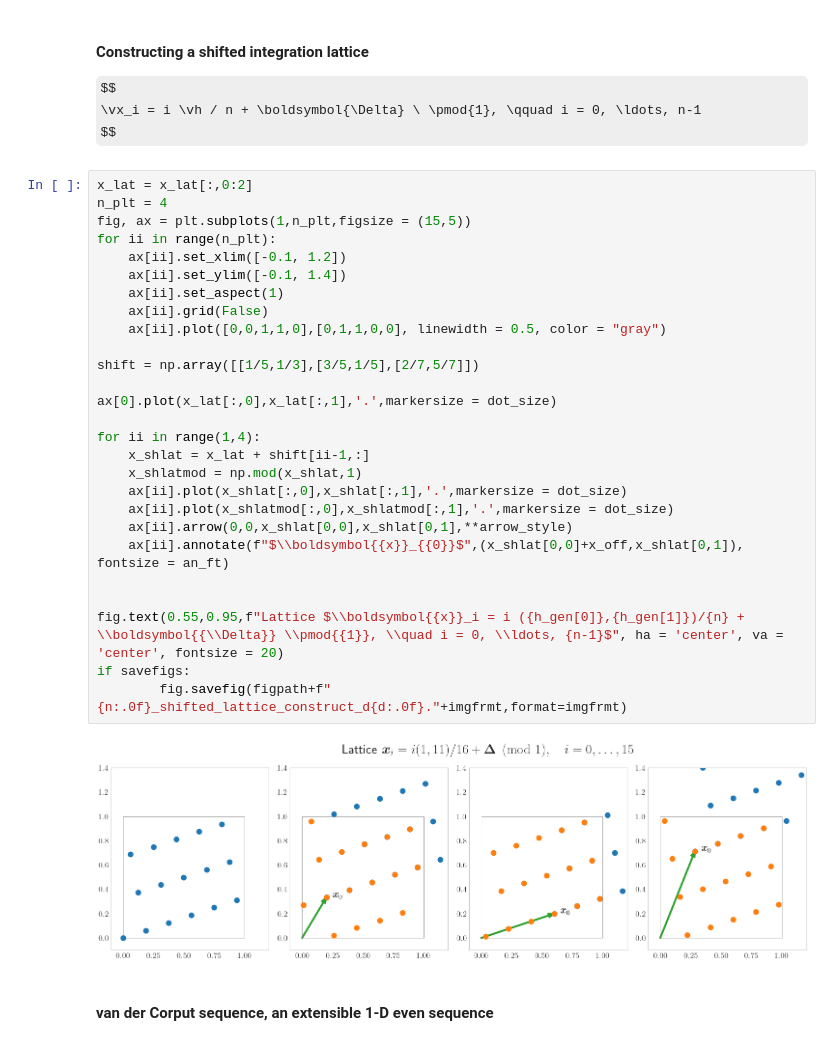
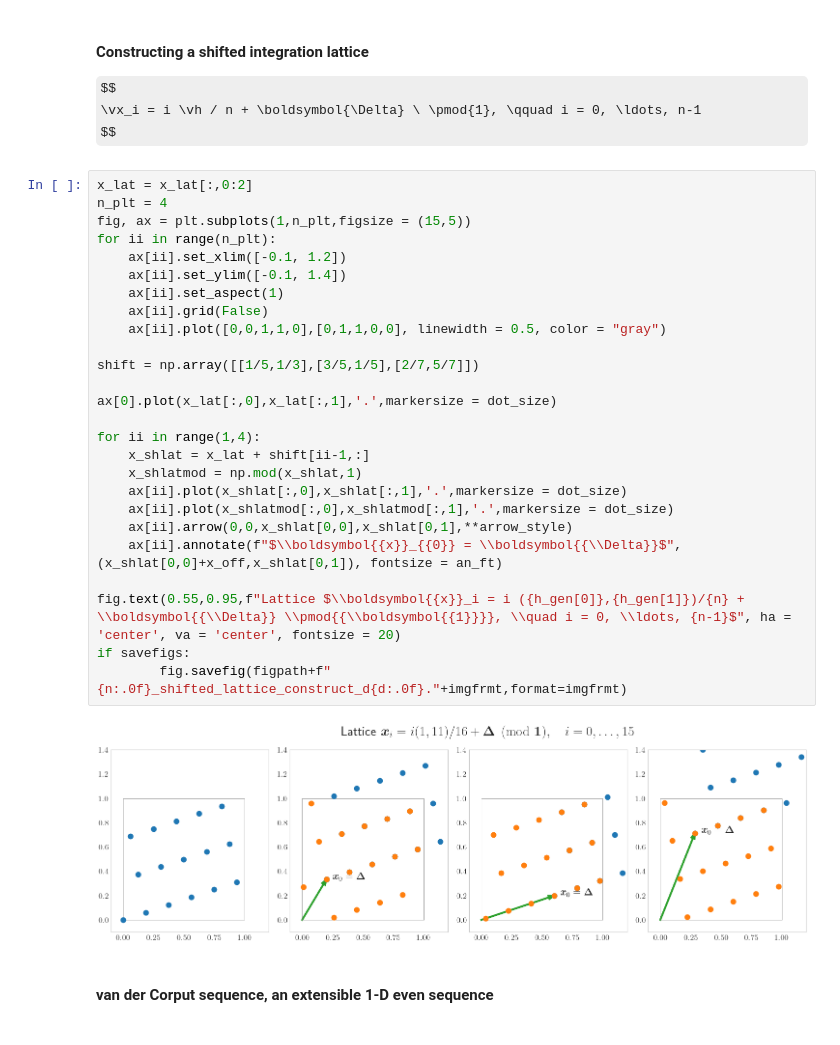
Before and after one commit to QMCSoftware/QMCSoftware, a Jupyter notebook: demos/talk_paper_demos/MCQMC2024Tutorial/MCQMC2024Tutorial.ipynb, the cells around one changed output. Drawn from its saved outputs; the diff is of its cells as text; some formulas as TeX source.

Commit message:
MCQMC Tutorial figures

```diff
--- a/demos/talk_paper_demos/MCQMC2024Tutorial/MCQMC2024Tutorial.ipynb
+++ b/demos/talk_paper_demos/MCQMC2024Tutorial/MCQMC2024Tutorial.ipynb
@@ -220,32 +221,31 @@ $$
 # %%
 x_lat = x_lat[:,0:2]
 n_plt = 4
 fig, ax = plt.subplots(1,n_plt,figsize = (15,5))
 for ii in range(n_plt):
     ax[ii].set_xlim([-0.1, 1.2])
     ax[ii].set_ylim([-0.1, 1.4])
     ax[ii].set_aspect(1)
     ax[ii].grid(False)
     ax[ii].plot([0,0,1,1,0],[0,1,1,0,0], linewidth = 0.5, color = "gray")
 
 shift = np.array([[1/5,1/3],[3/5,1/5],[2/7,5/7]])
 
 ax[0].plot(x_lat[:,0],x_lat[:,1],'.',markersize = dot_size)
 
 for ii in range(1,4):
     x_shlat = x_lat + shift[ii-1,:]
     x_shlatmod = np.mod(x_shlat,1)
     ax[ii].plot(x_shlat[:,0],x_shlat[:,1],'.',markersize = dot_size)
     ax[ii].plot(x_shlatmod[:,0],x_shlatmod[:,1],'.',markersize = dot_size)
     ax[ii].arrow(0,0,x_shlat[0,0],x_shlat[0,1],**arrow_style)
-    ax[ii].annotate(f"$\\boldsymbol{{x}}_{{0}}$",(x_shlat[0,0]+x_off,x_shlat[0,1]), fontsize = an_ft)
+    ax[ii].annotate(f"$\\boldsymbol{{x}}_{{0}} = \\boldsymbol{{\\Delta}}$",(x_shlat[0,0]+x_off,x_shlat[0,1]), fontsize = an_ft)
 
-
-fig.text(0.55,0.95,f"Lattice $\\boldsymbol{{x}}_i = i ({h_gen[0]},{h_gen[1]})/{n} + \\boldsymbol{{\\Delta}} \\pmod{{1}}, \\quad i = 0, \\ldots, {n-1}$", ha = 'center', va = 'center', fontsize = 20)
+fig.text(0.55,0.95,f"Lattice $\\boldsymbol{{x}}_i = i ({h_gen[0]},{h_gen[1]})/{n} + \\boldsymbol{{\\Delta}} \\pmod{{\\boldsymbol{{1}}}}, \\quad i = 0, \\ldots, {n-1}$", ha = 'center', va = 'center', fontsize = 20)
 if savefigs:
         fig.savefig(figpath+f"{n:.0f}_shifted_lattice_construct_d{d:.0f}."+imgfrmt,format=imgfrmt)
 # %% [output]
-[figure, old version]
+[figure, new version]
 # %% [markdown]
 #### van der Corput sequence, an extensible 1-D even sequence
 # %%
```
Also changed, not shown: parts of 24 cells of this notebook.
